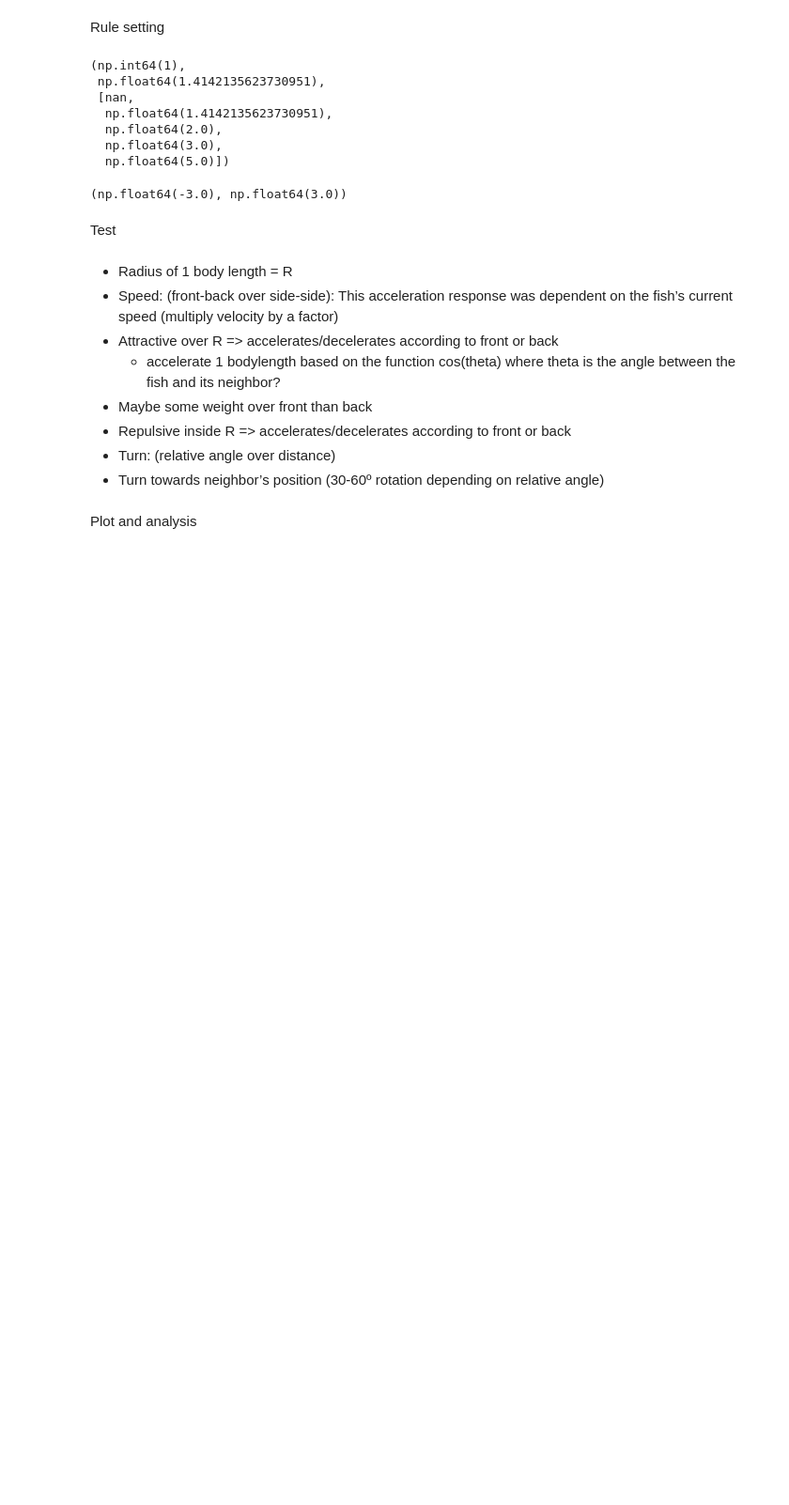
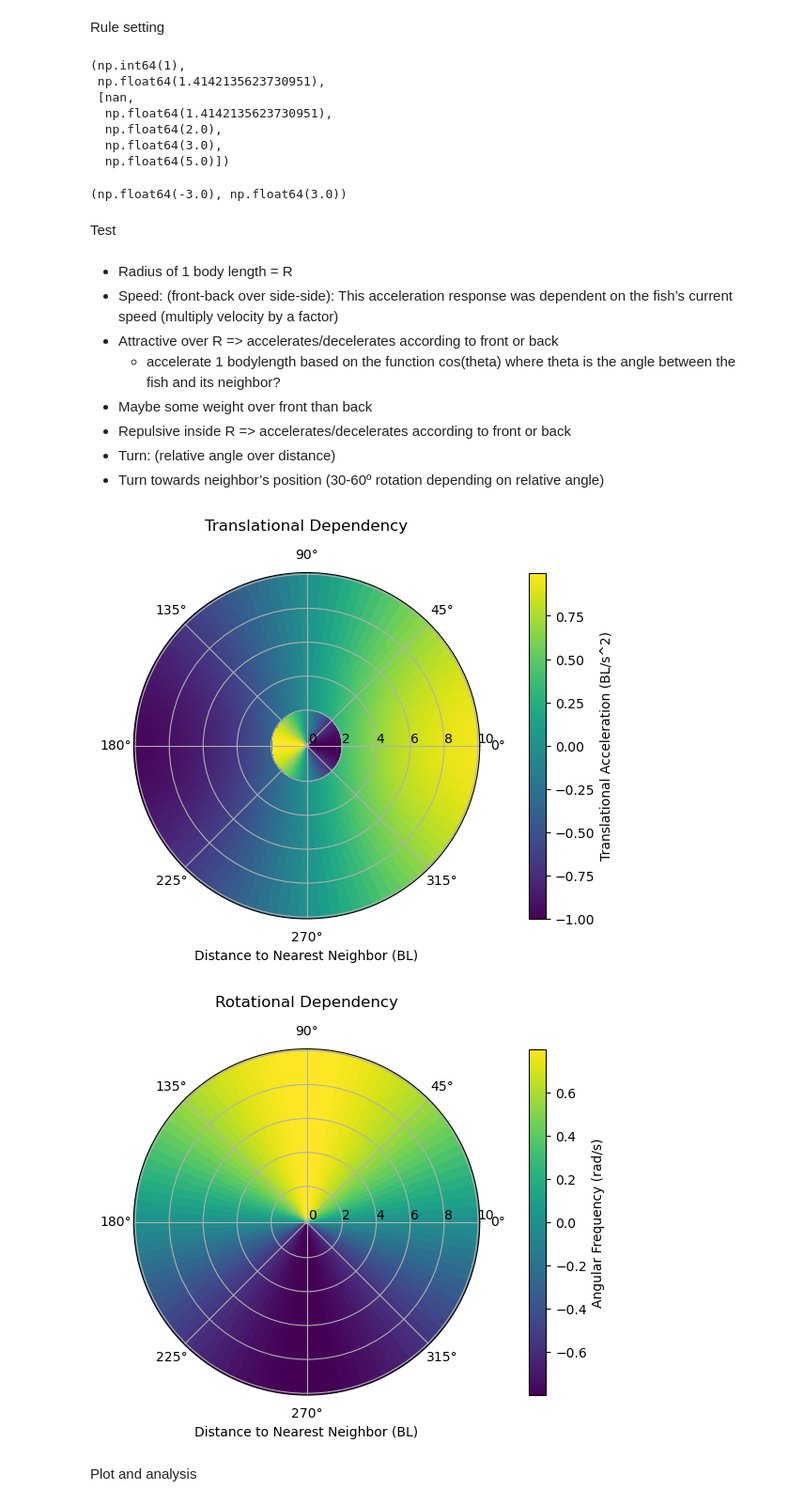
Before and after one commit to Bobomoto/PHYS250-Final-Project, a Jupyter notebook: Finalproject.ipynb, the cells around one changed output. Shown at 94% size. Drawn from its saved outputs; the diff is of its cells as text; code cells hidden in the pictures; blank space fills up the shorter version.

```diff
--- a/Finalproject.ipynb
+++ b/Finalproject.ipynb
@@ -174,6 +174,50 @@ Test
 - Repulsive inside R => accelerates/decelerates according to front or back
 - Turn: (relative angle over distance)
 - Turn towards neighbor’s position (30-60º rotation depending on relative angle)
+# %%
+#plot the translational and angular acceleration functions:
+r_values = np.linspace(0, 10, 50)  # Radial distances
+theta_values = np.linspace(0, 2 * np.pi, 100) # Angles in radians
+R, THETA = np.meshgrid(r_values, theta_values)
+
+# Example 'z'data (e.g., a function of r and theta)
+Zfar = np.cos(THETA) * np.tanh(R/5)
+Zclose = -np.cos(THETA)
+
+Zclose_masked = np.where(R <= 2, Zclose, np.nan)
+
+#consistent Acceleration values for heatmap
+Zmin = np.nanmin([Zfar.min(), Zclose.min()])
+Zmax = np.nanmax([Zfar.max(), Zclose.max()])
+
+fig, ax = plt.subplots(subplot_kw={'projection': 'polar'},constrained_layout=True)
+heatmapfar = ax.pcolormesh(THETA, R, Zfar, cmap='viridis', vmin=Zmin, vmax=Zmax) # Choose a colormap
+heatmapclose = ax.pcolormesh(THETA, R, Zclose_masked, cmap='viridis',vmin=Zmin, vmax=Zmax) # Choose a colormap
+
+fig.colorbar(heatmapfar, ax=ax, label='Translational Acceleration (BL/s^2)')
+ax.set_title('Translational Dependency', y= 1.1)
+ax.set_rlabel_position(0) # Adjust position of radial labels
+ax.set_xlabel("Distance to Nearest Neighbor (BL)")
+
+plt.show()
+
+#Angular acceleration heatmap * np.tanh(R/5)
+AAfar = 0.8*np.sin(THETA)
+
+# AAclose_masked = np.where(R <= 2, AAclose, np.nan)
+
+fig, ax = plt.subplots(subplot_kw={'projection': 'polar'},constrained_layout=True)
+heatmapfar = ax.pcolormesh(THETA, R, AAfar, cmap='viridis') # Choose a colormap
+
+fig.colorbar(heatmapfar, ax=ax, label='Angular Frequency (rad/s)')
+ax.set_title('Rotational Dependency', y= 1.1)
+ax.set_rlabel_position(0) # Adjust position of radial labels
+ax.set_xlabel("Distance to Nearest Neighbor (BL)")
+
+plt.show()
+# %% [output]
+[figure, added]
+[figure, added]
 # %%
 #run this for all fish in one timestep
 #we can also change the fish to only respond to a certain angle of neighbor, like -pi/3 to pi/3 rad
```
Also changed, not shown: parts of 5 cells of this notebook.
